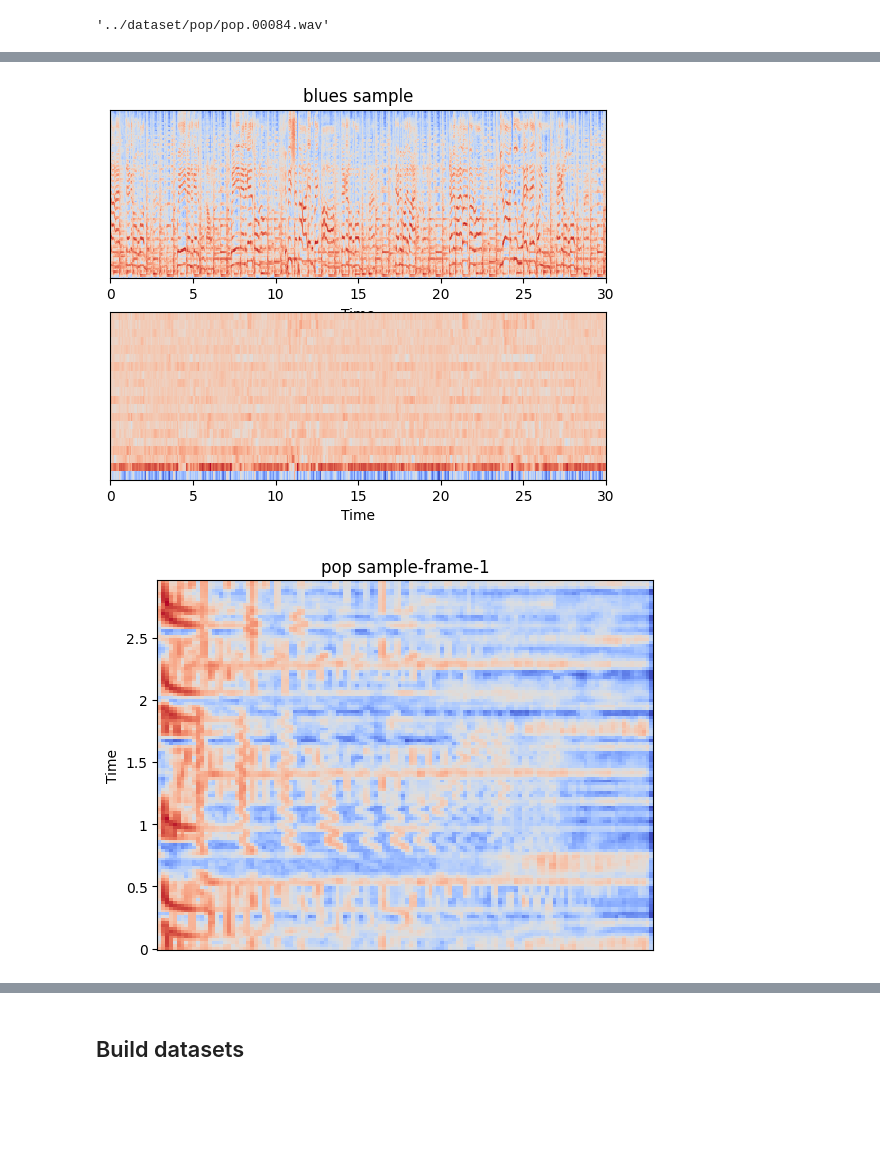
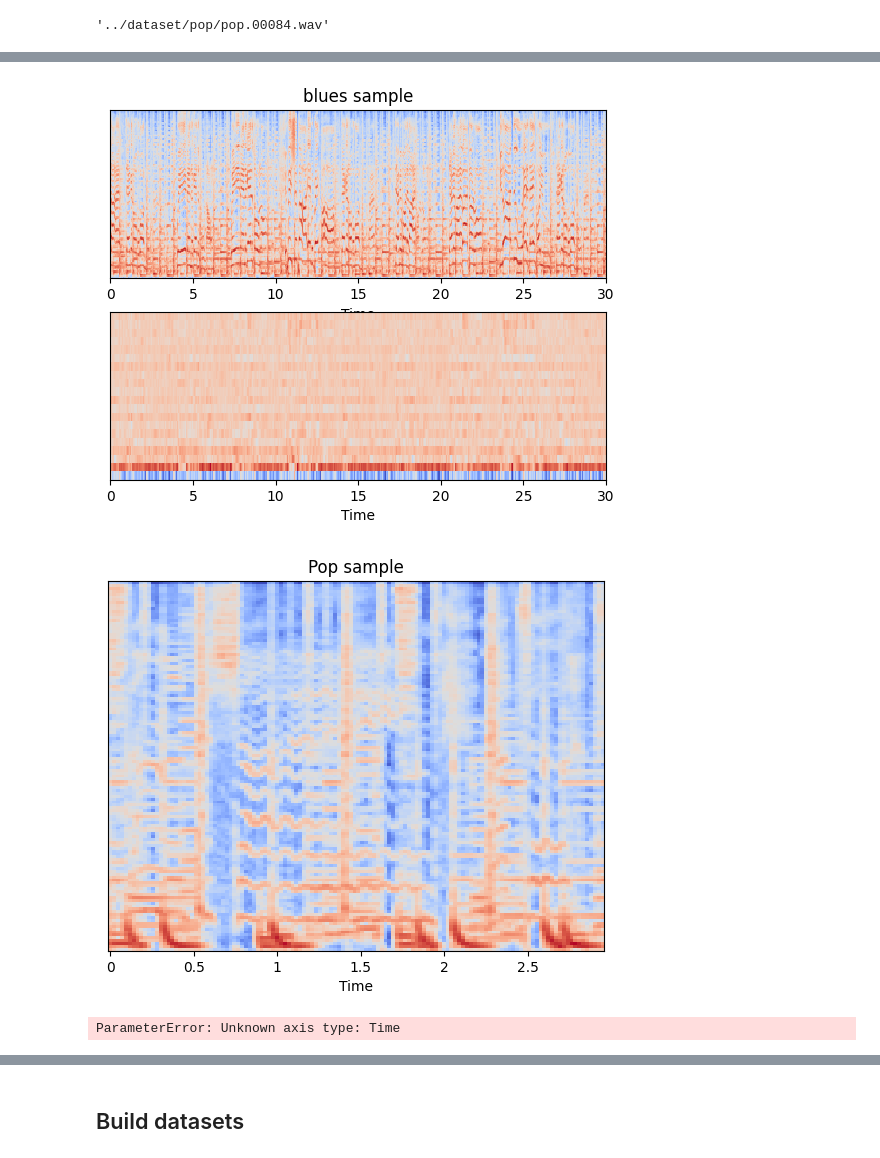
Before and after one commit to ovedtal1/WhatIsThisMusic, a Jupyter notebook: scripts/Build Dataset.ipynb, the cells around one changed output, grey strips where cells are left out. Saved outputs shown, nothing was run; the diff lists cells and outputs as text; code cells hidden in the pictures; blank space fills up the shorter version.

```diff
--- a/scripts/Build Dataset.ipynb
+++ b/scripts/Build Dataset.ipynb
@@ -107,26 +108,31 @@ def frame_feature_extractor(file_path):
 # %%
 # test:
 signal, mfcc = feature_extractor(genre_path_dict['pop'][0])
 plt.subplot(2, 1, 1)
 plt.title('pop sample')
 display.specshow(signal, sr=sr, x_axis='time')
 plt.subplot(2, 1, 2)
 display.specshow(mfcc, sr=sr, x_axis='time')
 plt.show()
 
 signal, mfcc = feature_extractor(genre_path_dict['blues'][0])
 plt.subplot(2, 1, 1)
 plt.title('blues sample')
 display.specshow(signal, sr=sr, x_axis='time')
 plt.subplot(2, 1, 2)
 display.specshow(mfcc, sr=sr, x_axis='time')
 plt.show()
 
 signal, chunk_num = frame_feature_extractor(genre_path_dict['pop'][0])
-plt.title('pop sample-frame-1')
-display.specshow(signal[0], y_axis='time')
+plt.title('Pop sample')
+display.specshow(np.flipud(np.rot90(signal[0],1)), x_axis='time')
 plt.show()
+
+plt.title('Shifted pop sample')
+display.specshow(np.flipud(np.rot90(np.roll(signal[0], 40, axis=0),1)), x_axis='time')
+plt.show()
 # %% [output]
 [figure]
 [figure]
-[figure, old version]
+[figure, new version]
+ParameterError: Unknown axis type: Time
```
Also changed, not shown: parts of 2 cells of this notebook, 4 other files.
